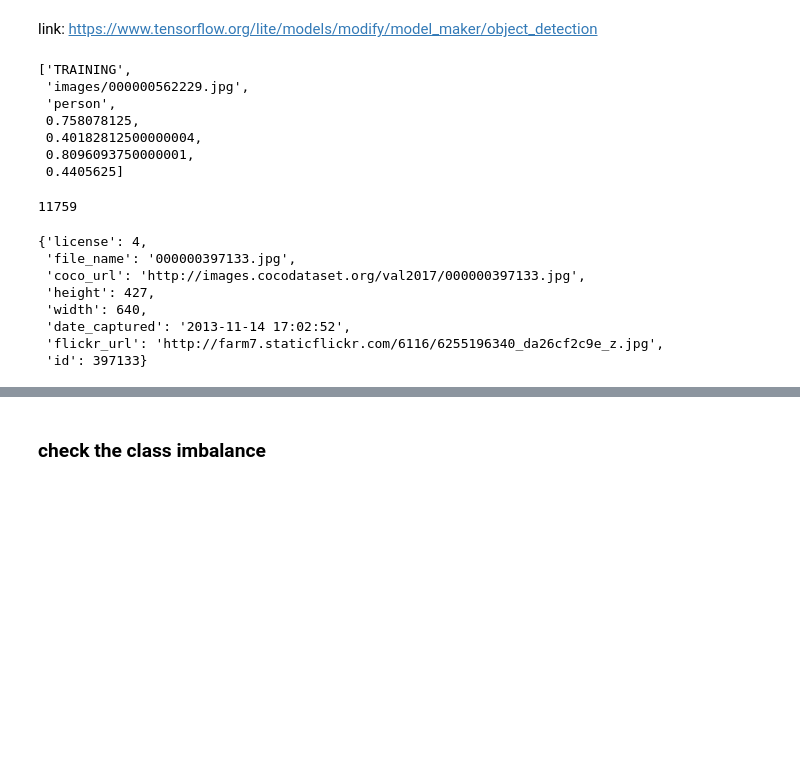
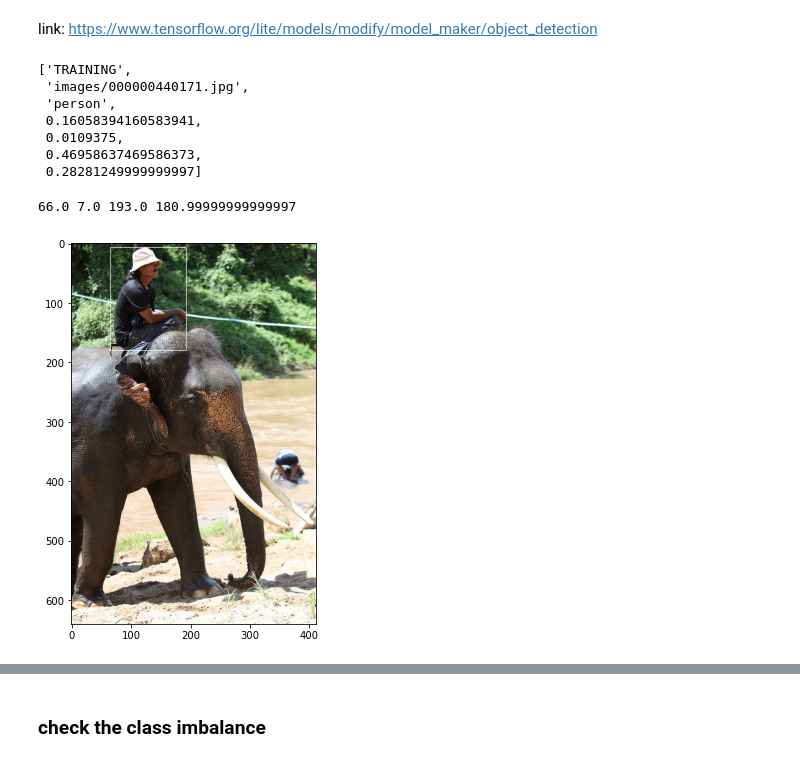
Before and after one commit to atmosinf/ml_misc, a Jupyter notebook: tflite/object_detection/my_custom_dataset/coco_2_csv.ipynb, the cells around one changed output, grey strips where cells are left out. Saved outputs shown, nothing was run; the diff lists cells and outputs as text; code cells hidden in the pictures; blank space fills up the shorter version.

Commit message:
checked coco_2_csv.pynb, output is correct

```diff
--- a/tflite/object_detection/my_custom_dataset/coco_2_csv.ipynb
+++ b/tflite/object_detection/my_custom_dataset/coco_2_csv.ipynb
@@ -27,7 +29,6 @@ for annot in annotations:
 img_ids_unique = set(img_ids)
 
 for i,annota in enumerate(annotations):
-    imcount = 0
     # get the values to be entered in the 1st column of the csv file
     if i <= train_index_limit:
         col1 = 'TRAINING'
@@ -44,30 +45,24 @@ for i,annota in enumerate(annotations):
     imheight,imwidth = cv2.imread(img_path).shape[:2]
 
 
-    for image_idb in img_ids_unique: # check every image ids agains each other. if they're the same, its the same image.
+    for image_idb in img_ids_unique: # check every image ids against each other. if they're the same, its the same image.
         if annota['image_id'] == image_idb:
             category = 'person' if annota['category_id'] == 1 else 'animal'
             bbox = annota['bbox']
-            xmin, ymin, width, height = bbox
+            xmin, ymin, width, height = map(int,bbox)
             xmin /= imwidth
             width /= imwidth
             ymin /= imheight
             height /= imheight
 
-            annlist.append([col1, img_path, category, xmin, ymin, xmin+height, ymin+width])
-
-            imcount += 1
+            annlist.append([col1, img_path, category, xmin, ymin, xmin+width, ymin+height])
 # %%
-annlist[7000]
+annlist[4000]
 # %% [output]
 ['TRAINING',
- 'images/000000562229.jpg',
+ 'images/000000440171.jpg',
  'person',
- 0.758078125,
- 0.40182812500000004,
- 0.8096093750000001,
- 0.4405625]
+ 0.16058394160583941,
+ 0.0109375,
+ 0.46958637469586373,
+ 0.28281249999999997]
-# %%
-len(annlist)
-# %% [output]
-11759
@@ -76,11 +69,26 @@ samp = data['images'][0]
-# %%
-samp
-# %% [output]
-{'license': 4,
- 'file_name': '000000397133.jpg',
- 'coco_url': 'http://images.cocodataset.org/val2017/000000397133.jpg',
- 'height': 427,
- 'width': 640,
- 'date_captured': '2013-11-14 17:02:52',
- 'flickr_url': 'http://farm7.staticflickr.com/6116/6255196340_da26cf2c9e_z.jpg',
- 'id': 397133}
+# %%
+def viz_csv_output(annot):
+    t_img = cv2.imread(annot[1])
+    imheight,imwidth = t_img.shape[:2]
+    t_text = annot[2]
+    xmin, ymin, xmax, ymax = annot[3:]
+    xmin *= imwidth
+    ymin *= imheight
+    xmax *= imwidth
+    ymax *= imheight
+
+    t_img = cv2.cvtColor(t_img, cv2.COLOR_BGR2RGB)
+
+    cv2.putText(t_img, t_text, (int(xmin), int(ymin)-10), cv2.FONT_HERSHEY_SIMPLEX, 0.5, (255,255,255), 2)
+    cv2.rectangle(t_img, (int(xmin), int(ymin)), (int(xmax), int(ymax)), (255, 255, 255), 1)
+
+    print(xmin, ymin, xmax, ymax)
+
+    plt.figure(figsize=(10,7))
+    plt.imshow(t_img)
+# %%
+# remember that this outputs only one bbox in the image
+viz_csv_output(annlist[4000])
+# %% [output]
+66.0 7.0 193.0 180.99999999999997
+[figure, added]
```
Also changed, not shown: parts of 17 cells of this notebook.
